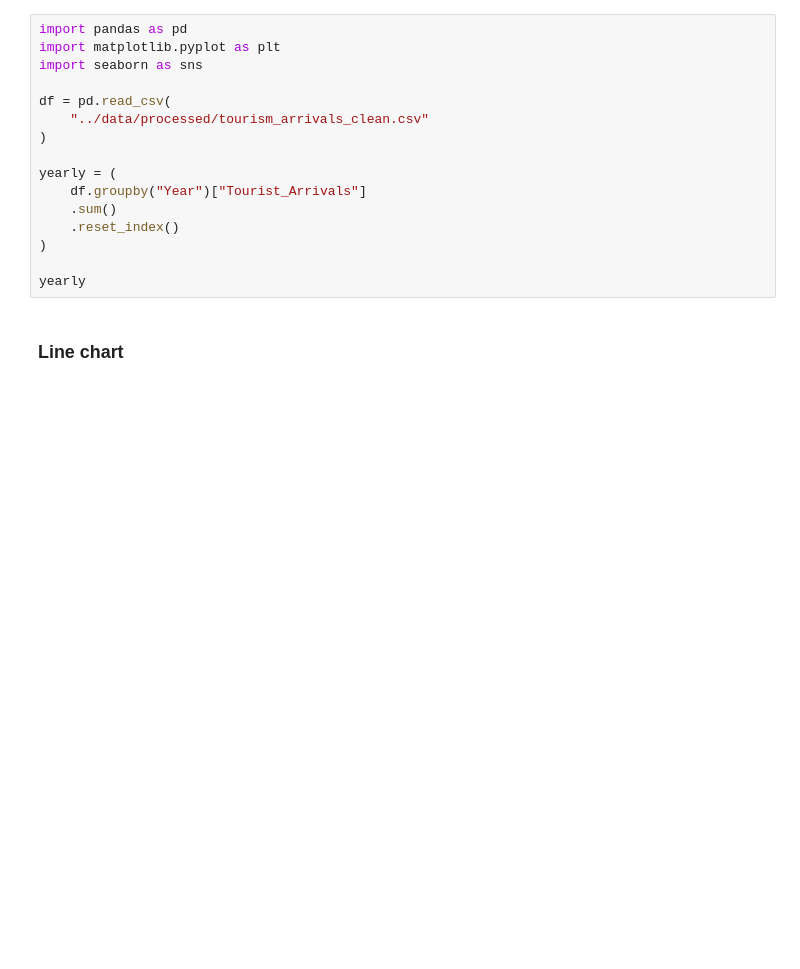
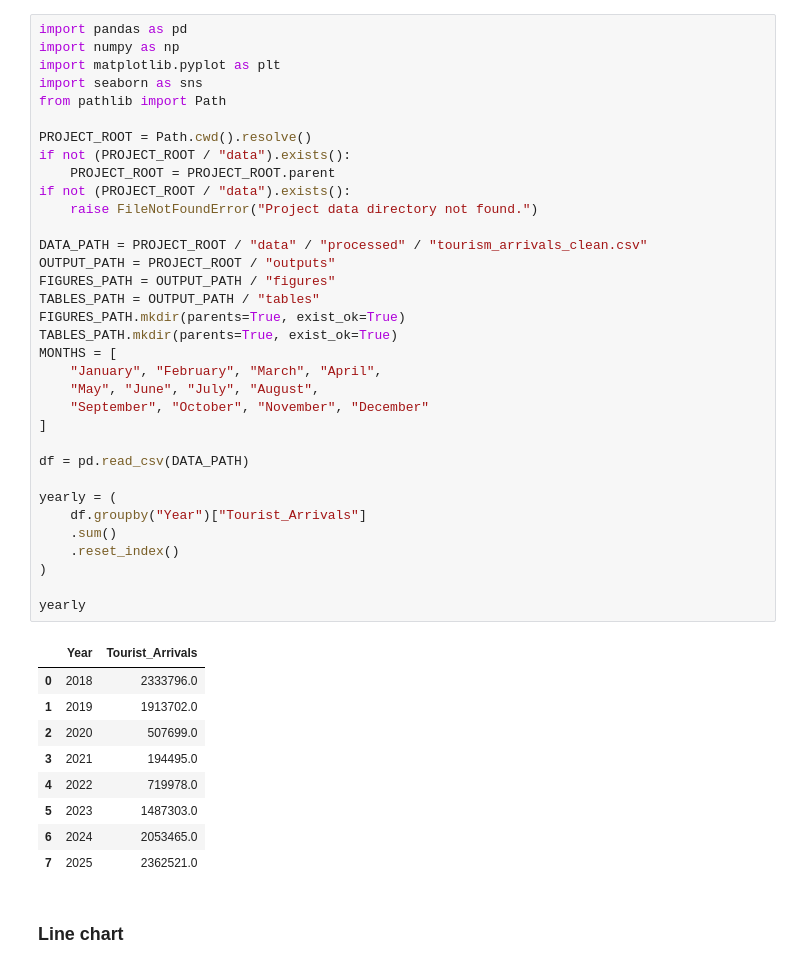
Before and after one commit to HimashMadushanka/Sri-Lanka-Tourism-Intelligence, a Jupyter notebook: notebooks/04_Overall_Tourism_Performance.ipynb, the cells around one changed output. Drawn from its saved outputs; the diff is of its cells as text; blank space fills up the shorter version.

```diff
--- a/notebooks/04_Overall_Tourism_Performance.ipynb
+++ b/notebooks/04_Overall_Tourism_Performance.ipynb
@@ -1,19 +1,47 @@
 # %%
 import pandas as pd
+import numpy as np
 import matplotlib.pyplot as plt
 import seaborn as sns
+from pathlib import Path
 
-df = pd.read_csv(
-    "../data/processed/tourism_arrivals_clean.csv"
-)
+PROJECT_ROOT = Path.cwd().resolve()
+if not (PROJECT_ROOT / "data").exists():
+    PROJECT_ROOT = PROJECT_ROOT.parent
+if not (PROJECT_ROOT / "data").exists():
+    raise FileNotFoundError("Project data directory not found.")
+
+DATA_PATH = PROJECT_ROOT / "data" / "processed" / "tourism_arrivals_clean.csv"
+OUTPUT_PATH = PROJECT_ROOT / "outputs"
+FIGURES_PATH = OUTPUT_PATH / "figures"
+TABLES_PATH = OUTPUT_PATH / "tables"
+FIGURES_PATH.mkdir(parents=True, exist_ok=True)
+TABLES_PATH.mkdir(parents=True, exist_ok=True)
+MONTHS = [
+    "January", "February", "March", "April",
+    "May", "June", "July", "August",
+    "September", "October", "November", "December"
+]
+
+df = pd.read_csv(DATA_PATH)
 
 yearly = (
     df.groupby("Year")["Tourist_Arrivals"]
     .sum()
     .reset_index()
 )
 
 yearly
+# %% [output]
+|  | Year | Tourist_Arrivals |
+| 0 | 2018 | 2333796.0 |
+| 1 | 2019 | 1913702.0 |
+| 2 | 2020 | 507699.0 |
+| 3 | 2021 | 194495.0 |
+| 4 | 2022 | 719978.0 |
+| 5 | 2023 | 1487303.0 |
+| 6 | 2024 | 2053465.0 |
+| 7 | 2025 | 2362521.0 |
 # %% [markdown]
 ### Line chart
 # %%
```
Also changed, not shown: parts of 56 cells of this notebook, 7 other files.
